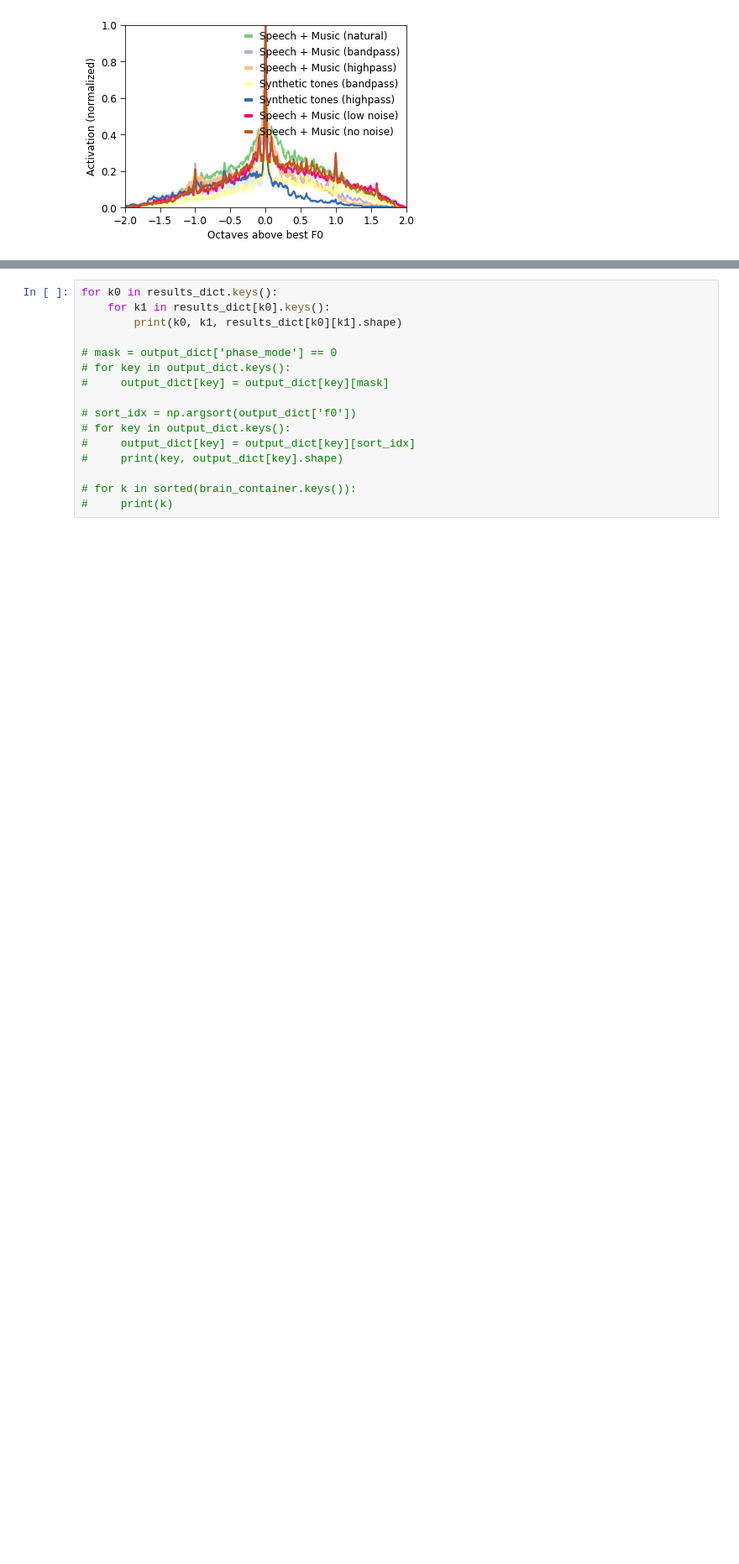
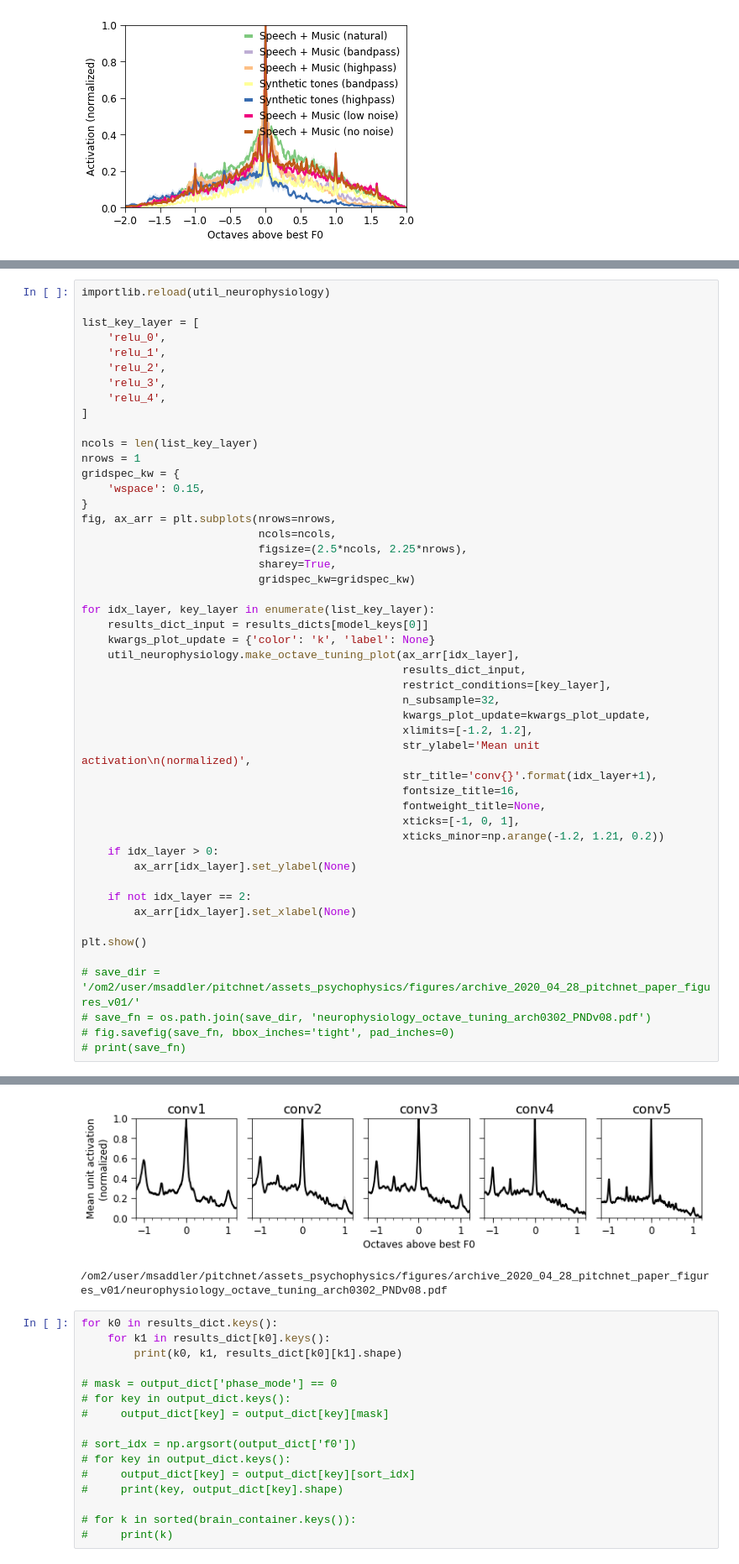
Before and after one commit to msaddler/pitchnet, a Jupyter notebook: notebook_network_neurophysiology.ipynb, the cells around one changed output, grey strips where cells are left out. Shown at 84% size. Drawn from its saved outputs; the diff is of its cells as text; blank space fills up the shorter version.

```diff
--- a/notebook_network_neurophysiology.ipynb
+++ b/notebook_network_neurophysiology.ipynb
@@ -267,0 +258,50 @@ Speech + Music (natural)
+# %%
+importlib.reload(util_neurophysiology)
+
+list_key_layer = [
+    'relu_0',
+    'relu_1',
+    'relu_2',
+    'relu_3',
+    'relu_4',
+]
+
+ncols = len(list_key_layer)
+nrows = 1
+gridspec_kw = {
+    'wspace': 0.15,
+}
+fig, ax_arr = plt.subplots(nrows=nrows,
+                           ncols=ncols,
+                           figsize=(2.5*ncols, 2.25*nrows),
+                           sharey=True,
+                           gridspec_kw=gridspec_kw)
+
+for idx_layer, key_layer in enumerate(list_key_layer):
+    results_dict_input = results_dicts[model_keys[0]]
+    kwargs_plot_update = {'color': 'k', 'label': None}
+    util_neurophysiology.make_octave_tuning_plot(ax_arr[idx_layer],
+                                                 results_dict_input,
+                                                 restrict_conditions=[key_layer],
+                                                 n_subsample=32,
+                                                 kwargs_plot_update=kwargs_plot_update,
+                                                 xlimits=[-1.2, 1.2],
+                                                 str_ylabel='Mean unit activation\n(normalized)',
+                                                 str_title='conv{}'.format(idx_layer+1),
+                                                 fontsize_title=16,
+                                                 fontweight_title=None,
+                                                 xticks=[-1, 0, 1],
+                                                 xticks_minor=np.arange(-1.2, 1.21, 0.2))
+    if idx_layer > 0:
+        ax_arr[idx_layer].set_ylabel(None)
+
+    if not idx_layer == 2:
+        ax_arr[idx_layer].set_xlabel(None)
+
+plt.show()
+
+# save_dir = '/om2/user/msaddler/pitchnet/assets_psychophysics/figures/archive_2020_04_28_pitchnet_paper_figures_v01/'
+# save_fn = os.path.join(save_dir, 'neurophysiology_octave_tuning_arch0302_PNDv08.pdf')
+# fig.savefig(save_fn, bbox_inches='tight', pad_inches=0)
+# print(save_fn)
+# %% [output]
@@ -268,3 +313,5 @@ Speech + Music (natural)
+[figure, added]
+/om2/user/msaddler/pitchnet/assets_psychophysics/figures/archive_2020_04_28_pitchnet_paper_figures_v01/neurophysiology_octave_tuning_arch0302_PNDv08.pdf
 # %%
 for k0 in results_dict.keys():
     for k1 in results_dict[k0].keys():
```
Also changed, not shown: parts of 5 cells of this notebook, 1 other file.
